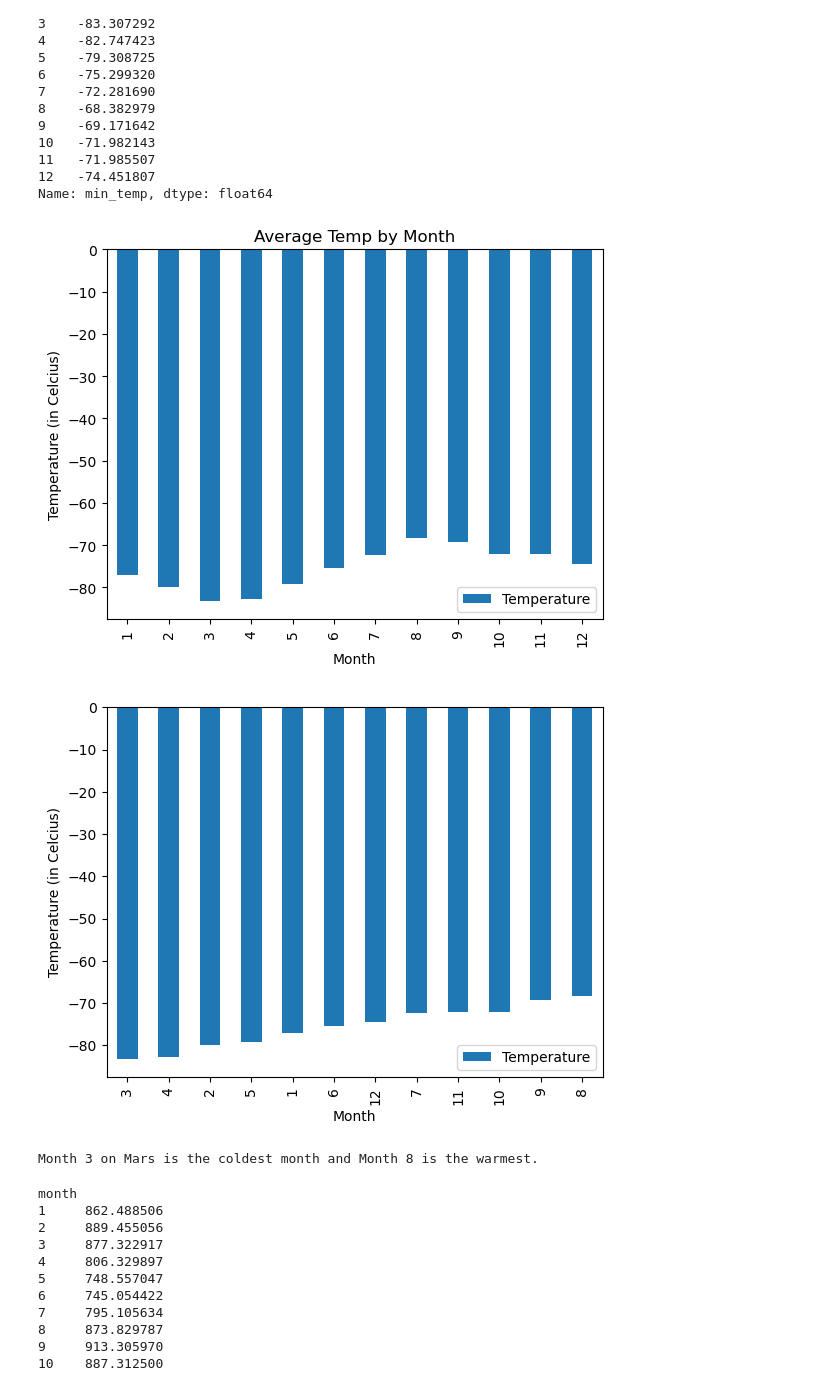
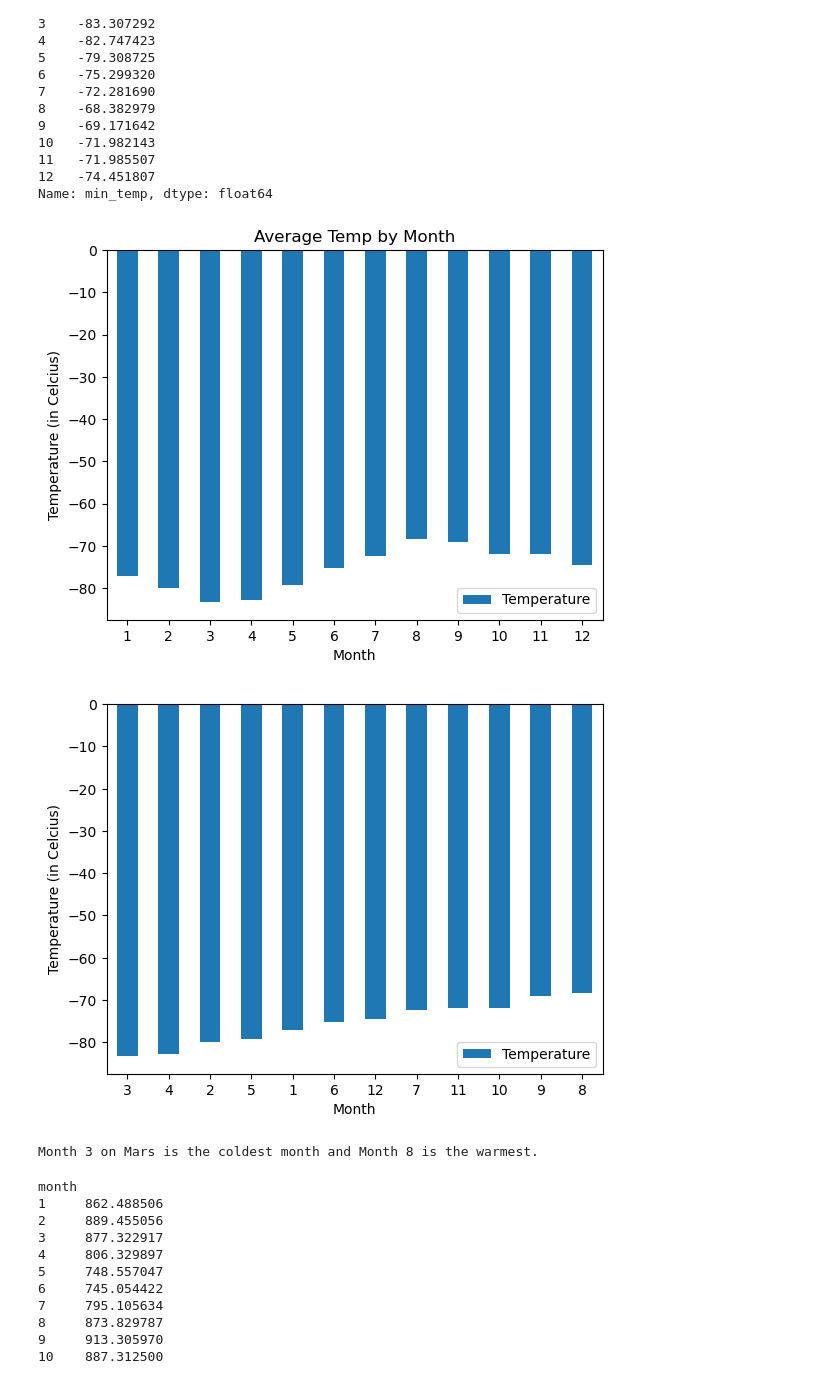
Before and after one commit to crzcssdy/Mars-Web-Scraping, a Jupyter notebook: part_2_mars_weather.ipynb, the cells around one changed output. Drawn from its saved outputs; the diff is of its cells as text; code cells hidden in the pictures.

```diff
--- a/part_2_mars_weather.ipynb
+++ b/part_2_mars_weather.ipynb
@@ -197,25 +197,27 @@ avg_temp = mars_df.groupby("month")[["min_temp"]].mean()
 # %%
 # Plot the average minimum temperature by month
 avg_temp.plot.bar()
 plt.title('Average Temp by Month')
 plt.xlabel("Month")
+plt.xticks(rotation=0)
 plt.ylabel("Temperature (in Celcius)")
 plt.legend(["Temperature"])
 plt.show()
 # %% [output]
-[figure, old version]
+[figure, new version]
 # %%
 # Identify the coldest and hottest months in Curiosity's location by sorting the previous graph
 avg_temp_ordered = avg_temp.sort_values(by='min_temp', ascending=True)
 avg_temp_ordered.plot.bar()
 plt.xlabel("Month")
+plt.xticks(rotation=0)
 plt.ylabel("Temperature (in Celcius)")
 plt.legend(["Temperature"])
 plt.show()
 
 print('Month 3 on Mars is the coldest month and Month 8 is the warmest.')
 # %% [output]
-[figure, old version]
+[figure, new version]
 Month 3 on Mars is the coldest month and Month 8 is the warmest.
 # %%
 # 4. What is the average pressure by month?
```
